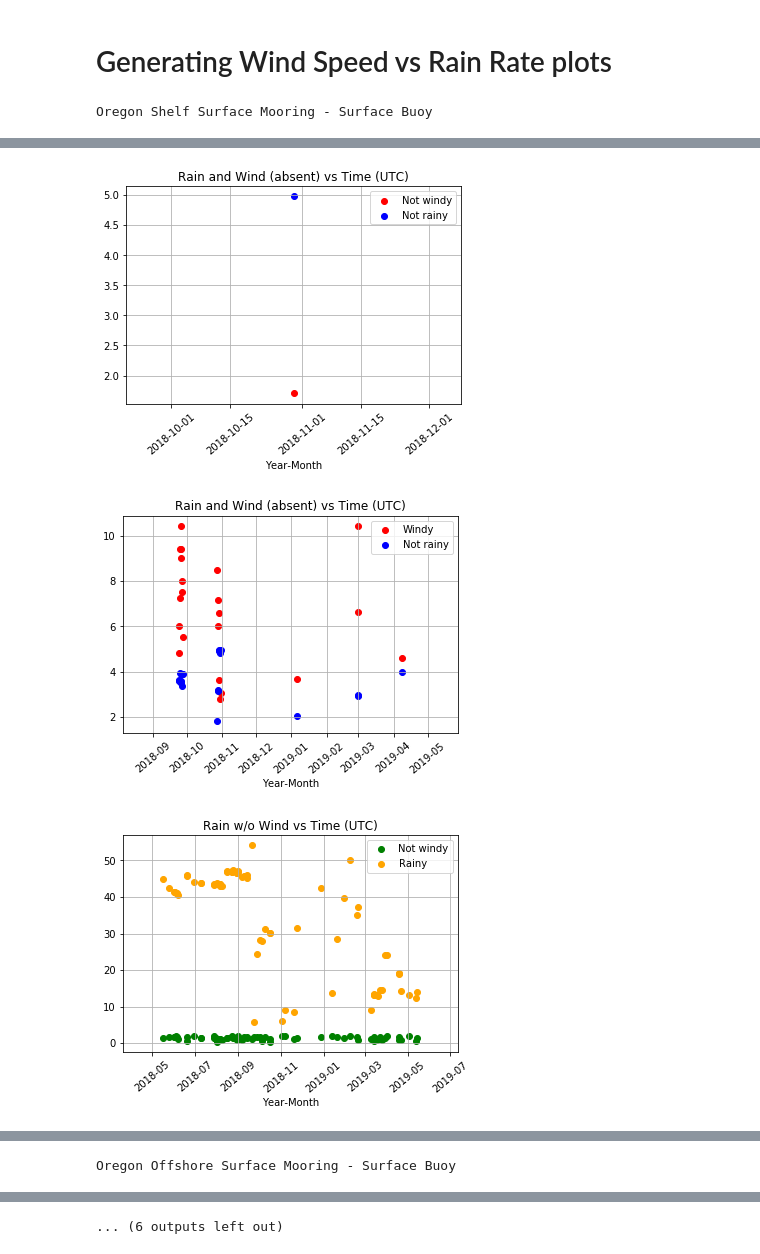
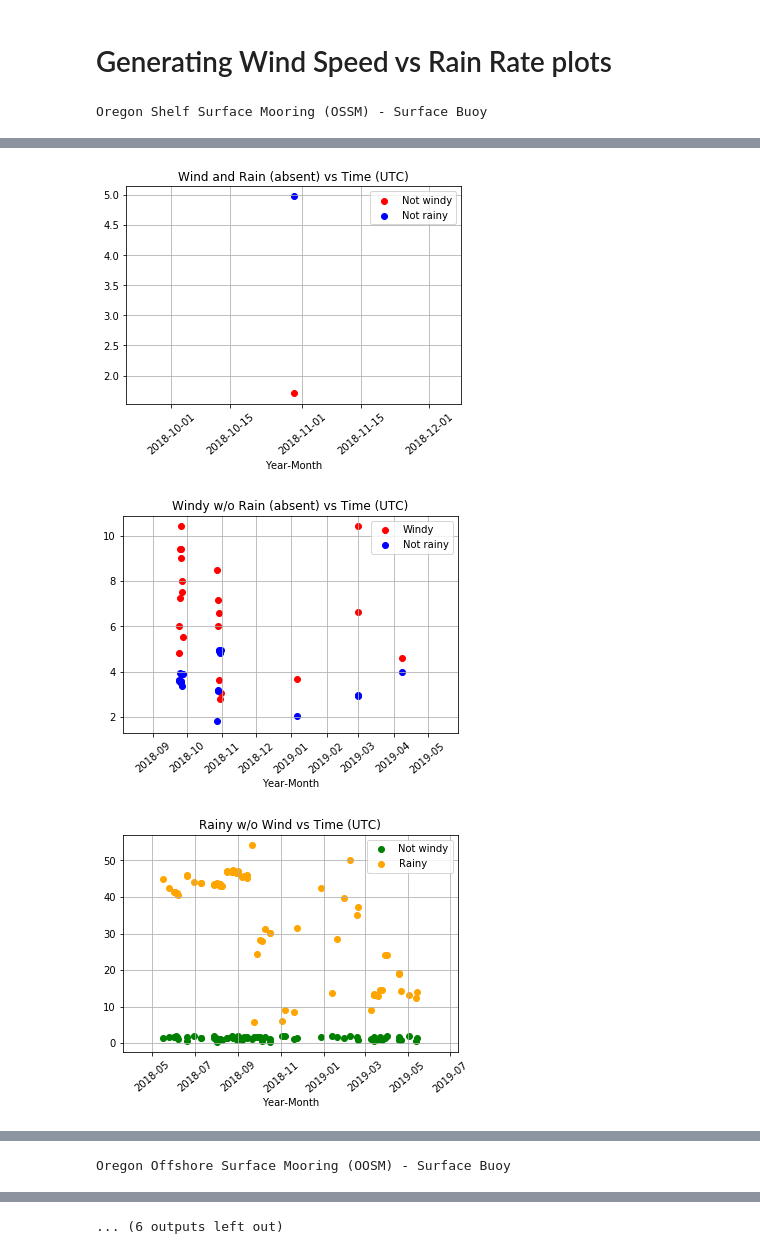
Before and after one commit to calebkt/Project-2-Meteorology, a Jupyter notebook: TaingCal_BME450_Meteorology.ipynb, the cells around one changed output, grey strips where cells are left out. Drawn from its saved outputs; the diff is of its cells as text; code cells hidden in the pictures.

```diff
--- a/TaingCal_BME450_Meteorology.ipynb
+++ b/TaingCal_BME450_Meteorology.ipynb
@@ -166,7 +166,7 @@ def avgSet(time,velocity,precipitation):
 # %% [markdown]
 # Generating Wind Speed vs Rain Rate plots
 # %%
-#Repetitive loop based within the number of url's present (2)
+#Repeat based within the number of url's present (2)
 for i in range(len(data_request_url)):
     data_request = requests.get(data_request_url[i], auth=(USERNAME, TOKEN))
     data = data_request.json()
@@ -176,23 +176,27 @@ for i in range(len(data_request_url)):
 
     #Defines first url as OSSM
     if i == 0:
-        print("Oregon Shelf Surface Mooring - Surface Buoy")
+        print("Oregon Shelf Surface Mooring (OSSM) - Surface Buoy")
 
     #Defines second url as OOSM
     elif i==1:
-        print("Oregon Offshore Surface Mooring - Surface Buoy")
+        print("Oregon Offshore Surface Mooring (OOSM) - Surface Buoy")
 
     for j in range(len(data)):
         time.append(ntp_seconds_to_datetime(data[j]['time']))
-        #resultant velocity
+
+        #Defining resultant velocity based on summation equation
         resultant_velocity = np.sqrt((np.square(data[j]['northward_wind_velocity']))+(np.square(data[j]['eastward_wind_velocity'])))
         velocity.append(resultant_velocity)
         precipitation.append(data[j]['precipitation'])
+
+        #Extracts from OSSM url when i=0 to iterate velocity and precipitation
         if i == 0:
             OSSM_time.append(ntp_seconds_to_datetime(data[j]['time']))
             OSSM_velocity.append(resultant_velocity)
             OSSM_precipitation.append(data[j]['precipitation'])
 
+        #Extracts from OOSM url when i=0 to iterate velocity and precipitation
         elif i == 1:
             OOSM_time.append(ntp_seconds_to_datetime(data[j]['time']))
             OOSM_velocity.append(resultant_velocity)
@@ -203,17 +207,17 @@ for i in range(len(data_request_url)):
     velocity = np.asarray(velocity)
     velocity[isnan(velocity)] = 0
 
-    #Case 1: No rainy and not windy
+    #Case 1: Wind and Rain (Absent)
     time1 = []
     velocity1 = []
     precipitation1 = []
 
-    #Case 2: Windy and not rainy
+    #Case 2: Windy w/o Rain
     time2 = []
     velocity2 = []
     precipitation2 = []
 
-    #Case 3: Rainy and not windy
+    #Case 3: Rainy w/o Wind
     time3 = []
     velocity3 = []
     precipitation3 = []
@@ -223,29 +227,33 @@ for i in range(len(data_request_url)):
     velocity4 = []
     precipitation4 = []
 
+    #Repeat based on the length of time (number of cells)
     for i in range(len(time)):
         if velocity[i] < 2 and precipitation[i] < 5:
-            #Case 1: No rainy and not windy
+            #Case 1: Wind and Rain (Absent)
             time1.append(time[i])
             velocity1.append(velocity[i])
             precipitation1.append(precipitation[i])
+
         elif velocity[i] >= 2 and precipitation[i] < 5:
-            #Case 2: Windy and not rainy
+            #Case 2: Windy w/o Rain
             time2.append(time[i])
             velocity2.append(velocity[i])
             precipitation2.append(precipitation[i])
+
         elif velocity[i] < 2 and precipitation[i] >= 5:
-            #Case 3: Rainy and not windy
+            #Case 3: Rainy w/o Wind
             time3.append(time[i])
             velocity3.append(velocity[i])
             precipitation3.append(precipitation[i])
+
         elif velocity[i] >= 2 and precipitation[i] >= 5:
             #Case 4: Rainy and Windy
             time4.append(time[i])
             velocity4.append(velocity[i])
             precipitation4.append(precipitation[i])
 
-    # wind speed vs time
+    # Plot: Wind Speed vs Time
     plt.scatter(time,velocity, color= 'blue',label = 'Wind Speed')
     plt.legend()
     plt.xticks(rotation=40)
@@ -255,7 +263,7 @@ for i in range(len(data_request_url)):
     plt.grid(True)
     plt.show()
 
-    # rain rate vs time
+    # Plot: Rain Rate vs Time
     plt.scatter(time,precipitation, color='green',label = 'Rain rate')
     plt.legend()
     plt.xticks(rotation=40)
@@ -266,83 +274,82 @@ for i in range(len(data_request_url)):
     plt.show()
 
 
-    # not windy not rainy vs time
+    #Plot: Case 1- Wind and Rain (Absent) vs Time
     plt.scatter(time1,velocity1,color = 'red',label = 'Not windy')
     plt.scatter(time1,precipitation1,color = 'blue',label='Not rainy')
     plt.legend()
     plt.xticks(rotation=40)
     plt.xlabel('Year-Month')
-    plt.title('Rain and Wind (absent) vs Time (UTC)')
+    plt.title('Wind and Rain (absent) vs Time (UTC)')
     plt.grid(True)
     plt.show()
 
 
-    # not rainy and windy vs time
+    #Plot: Case 2- Windy w/o Rain vs Time
     plt.scatter(time2,velocity2,color = 'red',label='Windy')
     plt.scatter(time2,precipitation2,color = 'blue',label = 'Not rainy')
     plt.legend()
     plt.xticks(rotation=40)
     plt.xlabel('Year-Month')
-    plt.title('Rain and Wind (absent) vs Time (UTC)')
+    plt.title('Windy w/o Rain (absent) vs Time (UTC)')
     plt.grid(True)
     plt.show()
 
-    # Rainy and not windy vs time
+    #Plot: Case 3- Rainy w/o Wind vs Time
     plt.scatter(time3,velocity3,color = 'green',label='Not windy')
     plt.scatter(time3,precipitation3,color = 'orange',label = 'Rainy')
     plt.legend()
     plt.xticks(rotation=40)
     plt.xlabel('Year-Month')
-    plt.title('Rain w/o Wind vs Time (UTC)')
+    plt.title('Rainy w/o Wind vs Time (UTC)')
     plt.grid(True)
     plt.show()
 
-    # rainy and windy vs time
+    #Plot: Case 4- Rainy and Windy vs Time
     plt.scatter(time4,velocity4,color = 'orange', label='Windy')
     plt.scatter(time4,precipitation4,color = 'red',label = 'Rainy')
     plt.legend()
     plt.xticks(rotation=40)
     plt.xlabel('Year-Month')
-    plt.title('Rain and Wind vs Time (UTC)')
+    plt.title('Rainy and Windy vs Time (UTC)')
     plt.grid(True)
     plt.show()
 
 
-    #   ------------  The monthly average of the wind speed and rain ratefor each site ----------------
 
     #calling a avgSet function from previous cell~
     avg = avgSet(time,velocity,precipitation)
 
     #Normalizing velocity and precipitation
     mean_vel=np.mean(velocity)
     mean_precipitate=np.mean(precipitation)
 
     # From return function
     # 0 = Months
     # 1 = Wind Velocity
     # 2 = Rain rate
     plt.scatter(avg[0],avg[1],color='green',label = 'Average Wind Velocity')
     plt.plot(avg[0],avg[1],color='green')
     plt.legend()
     plt.xticks(rotation=60)
     plt.xlabel('Months')
     plt.ylabel('Avg Wind Speed (m/s)')
     plt.title('Avg Wind Speed (m/s) vs Time (Months)')
     plt.grid(True)
     plt.show()
 
     plt.scatter(avg[0],avg[2],color='blue',label = 'Average Rain rate')
     plt.plot(avg[0],avg[2],color='blue')
     plt.xticks(rotation=60)
     plt.xlabel('Months')
     plt.ylabel('Average Rain Rate (mm/hr)')
     plt.title('Average Rain Rate vs Time (Months)')
     plt.grid(True)
     plt.show()
 # %% [output]
-Oregon Shelf Surface Mooring - Surface Buoy
+Oregon Shelf Surface Mooring (OSSM) - Surface Buoy
 [figure]
 [figure]
-[figure, old version]
+[figure, new version]
-[figure, old version]
+[figure, new version]
-[figure, old version]
+[figure, new version]
@@ -350,6 +357,6 @@ Oregon Shelf Surface Mooring - Surface Buoy
 [figure]
 [figure]
-Oregon Offshore Surface Mooring - Surface Buoy
+Oregon Offshore Surface Mooring (OOSM) - Surface Buoy
 [figure]
 [figure]
 ... (6 outputs left out)
```
Also changed, not shown: parts of 1 cell of this notebook.
